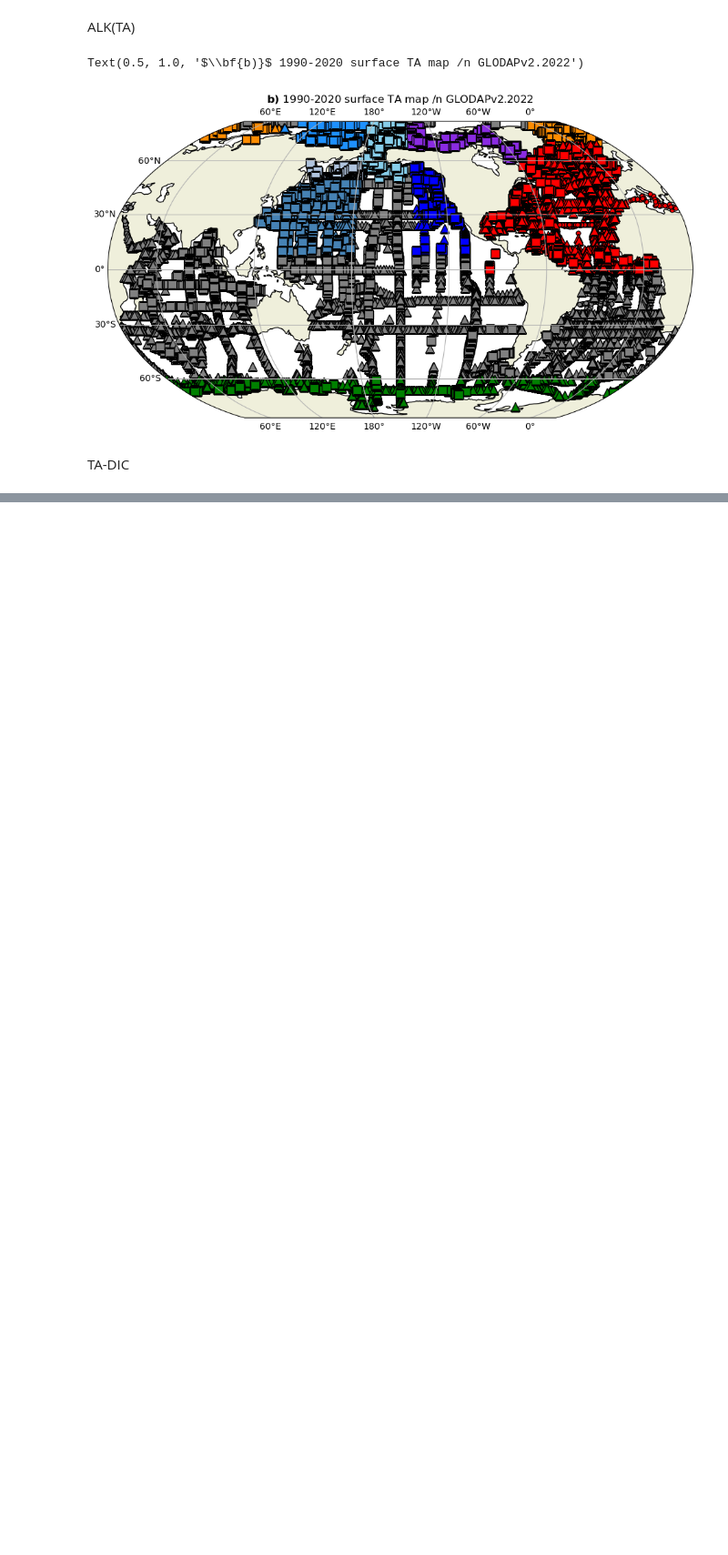
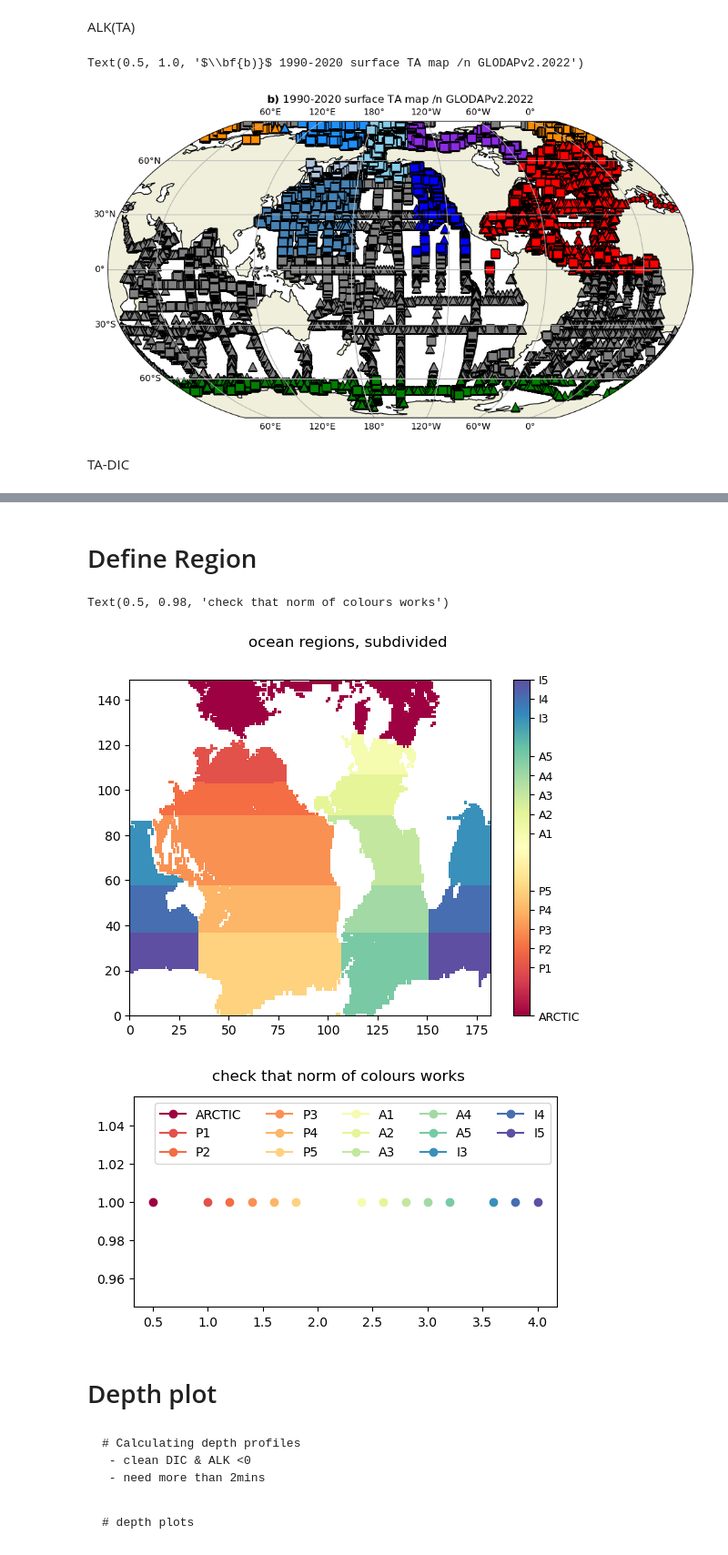
Before and after one commit to biu23/Carbonate_Chemistry_Models, a Jupyter notebook: test_script/GLODAP.ipynb, the cells around one changed output, grey strips where cells are left out. Shown at 91% size. Cells and saved outputs as stored; diff of their text form; code cells hidden in the pictures; blank space fills up the shorter version.

```diff
--- a/test_script/GLODAP.ipynb
+++ b/test_script/GLODAP.ipynb
@@ -430,0 +513,58 @@ plt.title(r'$\bf{c)}$ 1990-2020 surface TA-DIC map /n GLODAPv2.2022')
+# %% [markdown]
+# Define Region
+# %%
+regs = ['ARCTIC', 'P1', 'P2', 'P3', 'P4', 'P5', 'A1', 'A2', 'A3', 'A4', 'A5', 'I3', 'I4', 'I5']
+
+regdict = {'ARCTIC' : {'number' : 0.5},
+           'P1' : {'number': 1.0},
+          'P2' : {'number': 1.2},
+           'P3' : {'number': 1.4},
+           'P4' : {'number': 1.6},
+           'P5' : {'number': 1.8},
+            'A1' : {'number': 2.4},
+          'A2' : {'number': 2.6},
+           'A3' : {'number': 2.8},
+           'A4' : {'number': 3},
+           'A5' : {'number': 3.2},
+           'I3' : {'number': 3.6},
+           'I4' : {'number': 3.8},
+           'I5' : {'number': 4},
+
+          }
+
+tics = []
+tcm = 'Spectral'
+tmask = nc.Dataset('/gpfs/data/greenocean/software/resources/breakdown/clq_basin_masks_ORCA.nc')
+
+maskno = np.zeros([149,182])
+for i in range(0, len(regs)):
+    maskno[tmask[regs[i]][:] == 1] = regdict[regs[i]]['number']
+    tics.append(regdict[regs[i]]['number'])
+maskno[maskno == 0] = np.nan
+
+w = plt.pcolor(maskno, cmap = tcm, vmin = 0.5, vmax = 4)
+cbar = plt.colorbar(w, ticks=tics)
+t = cbar.ax.set_yticklabels(['ARCTIC', 'P1', 'P2', 'P3', 'P4', 'P5', 'A1', 'A2', 'A3', 'A4', 'A5', 'I3', 'I4', 'I5'], fontsize = 9)
+plt.suptitle('ocean regions, subdivided')
+
+fact = 0.2
+fig = plt.figure(figsize=(30*fact,15*fact))
+import matplotlib
+cmap = matplotlib.cm.get_cmap('Spectral')
+norm = matplotlib.colors.Normalize(vmin=0.5, vmax=4)
+for i in range(0,len(regs)):
+    rgba = cmap(norm(regdict[regs[i]]['number']))
+    plt.plot(regdict[regs[i]]['number'], 1, marker = 'o', color = rgba, label = regs[i])
+    regdict[regs[i]]['colour'] = rgba
+plt.legend(ncol = 5, fontsize = 10)
+plt.suptitle('check that norm of colours works')
+# %% [output]
+Text(0.5, 0.98, 'check that norm of colours works')
+[figure, added]
+[figure, added]
+# %% [markdown]
+# Depth plot
+# %% [markdown]
+    # Calculating depth profiles
+     - clean DIC & ALK <0
+     - need more than 2mins
@@ -430,0 +654,2 @@ plt.title(r'$\bf{c)}$ 1990-2020 surface TA-DIC map /n GLODAPv2.2022')
+# %% [markdown]
+    # depth plots
```
Also changed, not shown: parts of 11 cells of this notebook, 1 other file.
